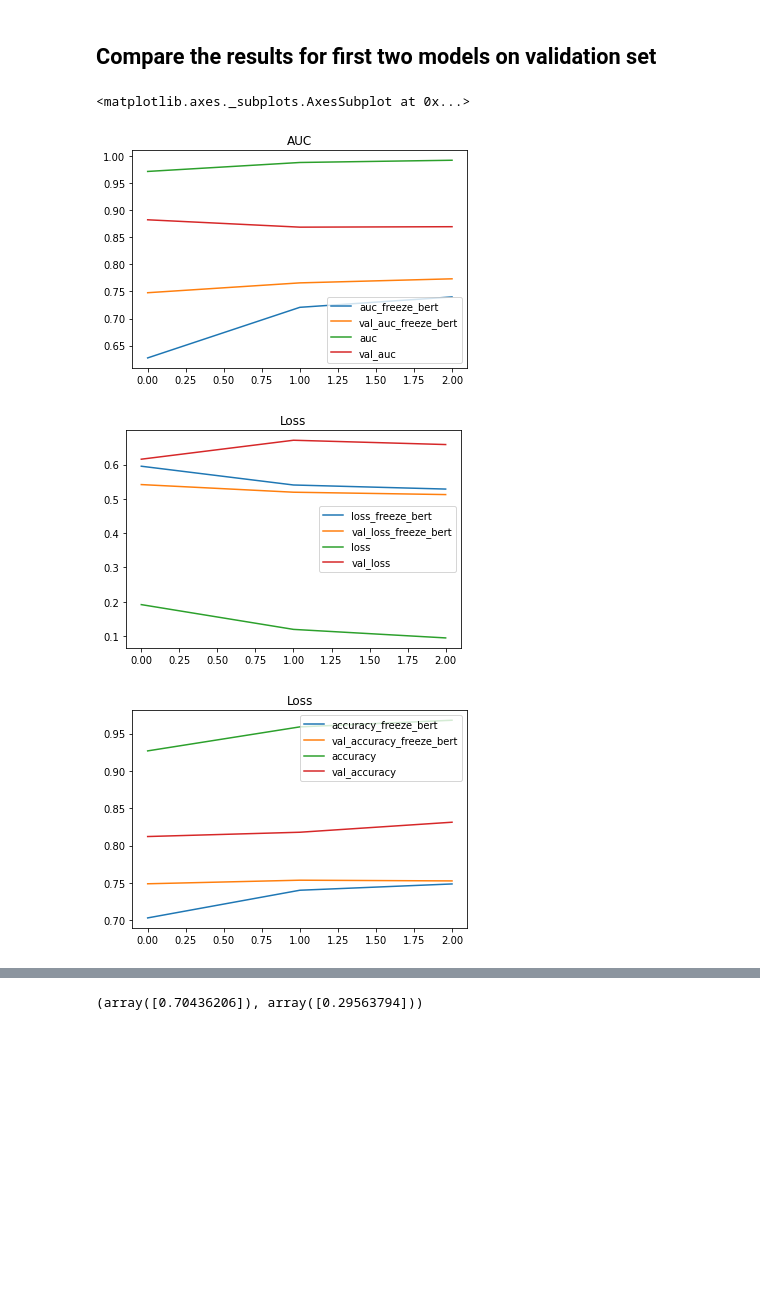
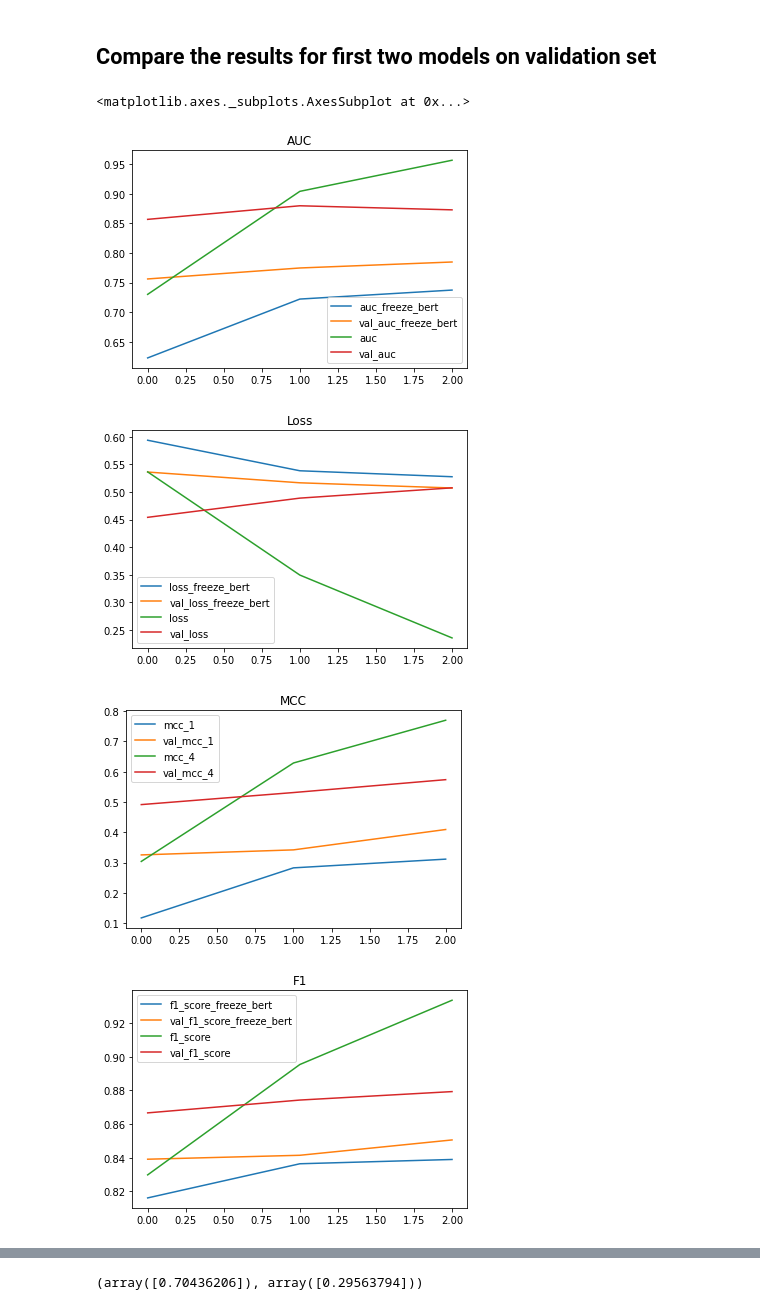
Before and after one commit to kieranfmaguire/learningdeeplearning, a Jupyter notebook: notebooks/fine_tune_BERT_on_COLA.ipynb, the cells around one changed output, grey strips where cells are left out. Cells and saved outputs as stored; diff of their text form; code cells hidden in the pictures; blank space fills up the shorter version.

```diff
--- a/notebooks/fine_tune_BERT_on_COLA.ipynb
+++ b/notebooks/fine_tune_BERT_on_COLA.ipynb
@@ -165,8 +187,6 @@ def create_model_1():
   preprocessed_text = prep(text_input)
   bert_out = bert(preprocessed_text)
   cls_token_out = bert_out['sequence_output'][:,0,:]
-  # cls_token_out = tf.keras.layers.Lambda(
-  #     lambda x: x['sequence_output'][:,0,:], name='get_cls_embedding')(bert_out)
   drop = tf.keras.layers.Dropout(0.3)(cls_token_out)
   out = tf.keras.layers.Dense(units=1, activation='sigmoid', name='output')(drop)
 
@@ -175,6 +195,6 @@ def create_model_1():
 m1 = create_model_1()
 m1.compile(optimizer=tf.keras.optimizers.Adam(learning_rate=learning_rate_fast),
           loss=tf.keras.losses.BinaryCrossentropy(),
-          metrics=['accuracy', 'AUC', tfa.metrics.F1Score(num_classes=1), tfa.metrics.MatthewsCorrelationCoefficient(num_classes=1)])
+          metrics=['accuracy', 'AUC', tfa.metrics.F1Score(num_classes=1, threshold=0.5), MCC()])
 m1.summary()
 # %% [output]
@@ -233,6 +279,6 @@ def create_model_2():
 m2 = create_model_2()
 m2.compile(optimizer=tf.keras.optimizers.Adam(learning_rate=learning_rate_slow),
           loss=tf.keras.losses.BinaryCrossentropy(),
-          metrics=['accuracy', 'AUC', tfa.metrics.F1Score(num_classes=1), tfa.metrics.MatthewsCorrelationCoefficient(num_classes=1)])
+          metrics=['accuracy', 'AUC', tfa.metrics.F1Score(num_classes=1, threshold=0.5), MCC()])
 m2.summary()
 # %% [output]
@@ -254,6 +300,6 @@ Trainable params: 109,483,009
 Non-trainable params: 1
 __________________________________________________________________________________________________
 # %%
-history2 = m2.fit(cola_train_1, epochs=3, validation_data=cola_valid_1)
+history2 = m2.fit(cola_train, epochs=3, validation_data=cola_valid)
 # %% [output]
 Epoch 1/3
@@ -268,14 +314,17 @@ Epoch 3/3
 hist_1 = pd.DataFrame(history1.history)
 hist_2 = pd.DataFrame(history2.history)
 hist = hist_1.join(hist_2, lsuffix='_freeze_bert')
-# hist.loc[:,[x for x in hist.columns if (x.startswith('loss') | x.startswith('val_loss'))]].plot()
+hist = hist.applymap(lambda x: x[0] if isinstance(x, np.ndarray) else x)
 # %%
 # compare the validation loss, accuracy and AUC for the two models
 hist.loc[:, [x for x in hist.columns if (x.startswith('val_auc') | x.startswith('auc'))]].plot(title='AUC')
 hist.loc[:, [x for x in hist.columns if (x.startswith('val_loss') | x.startswith('loss'))]].plot(title="Loss")
-hist.loc[:, [x for x in hist.columns if (x.startswith('val_acc') | x.startswith('acc'))]].plot(title="Loss")
+hist.loc[:, [x for x in hist.columns if (x.startswith('val_mcc') | x.startswith('mcc'))]].plot(title="MCC")
+hist.loc[:, [x for x in hist.columns if (x.startswith('val_f1') | x.startswith('f1'))]].plot(title="F1")
+hist.loc[:, [x for x in hist.columns if (x.startswith('val_acc') | x.startswith('acc'))]].plot(title="Accuracy")
 # %% [output]
 <matplotlib.axes._subplots.AxesSubplot at 0x...>
-[figure, old version]
+[figure, new version]
-[figure, old version]
+[figure, new version]
-[figure, old version]
+[figure, new version]
+[figure, added]
```
Also changed, not shown: parts of 21 cells of this notebook.
